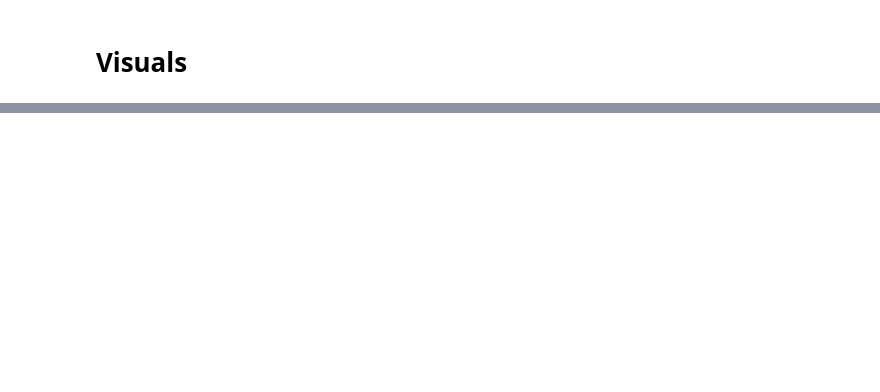
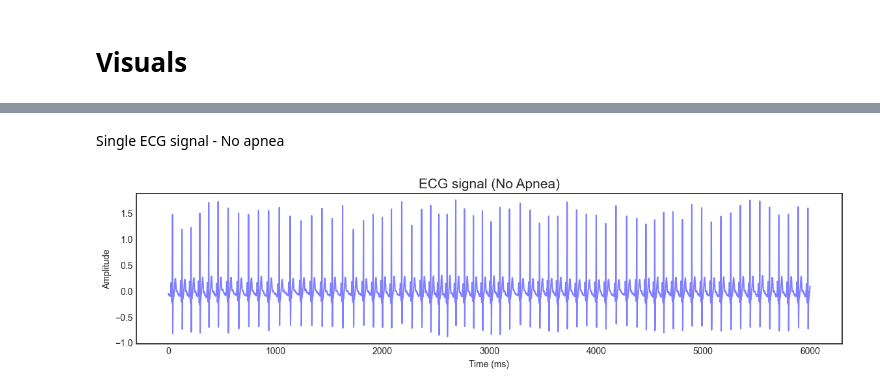
Before and after one commit to Wannesv99/ML2-Apnea-Detection, a Jupyter notebook: Apnea_data/data_visualization.ipynb, the cells around one changed output, grey strips where cells are left out. Saved outputs shown, nothing was run; the diff lists cells and outputs as text; code cells hidden in the pictures; blank space fills up the shorter version.

```diff
--- a/Apnea_data/data_visualization.ipynb
+++ b/Apnea_data/data_visualization.ipynb
@@ -64,0 +53,19 @@ plt.show()
+# %% [markdown]
+Single ECG signal - No apnea
+# %%
+# single signal
+fig=plt.figure(figsize=(14, 3))
+plt.style.use("seaborn-v0_8-white")
+plt.title( 'ECG signal (No Apnea)', fontsize = 15)
+
+sns.set(style='darkgrid')
+sns.lineplot(data=no_apnea, label='No Sleep Apnea', color= 'blue', alpha  = .5)
+
+plt.xlabel('Time (ms)')
+plt.ylabel('Amplitude')
+plt.legend([],[], frameon=False)    # remove legend
+
+# plt.savefig('./plots/ecg_no_apnea.png', bbox_inches='tight')
+plt.show()
+# %% [output]
+[figure, added]
```
Also changed, not shown: parts of 7 cells of this notebook, 4 other files.
